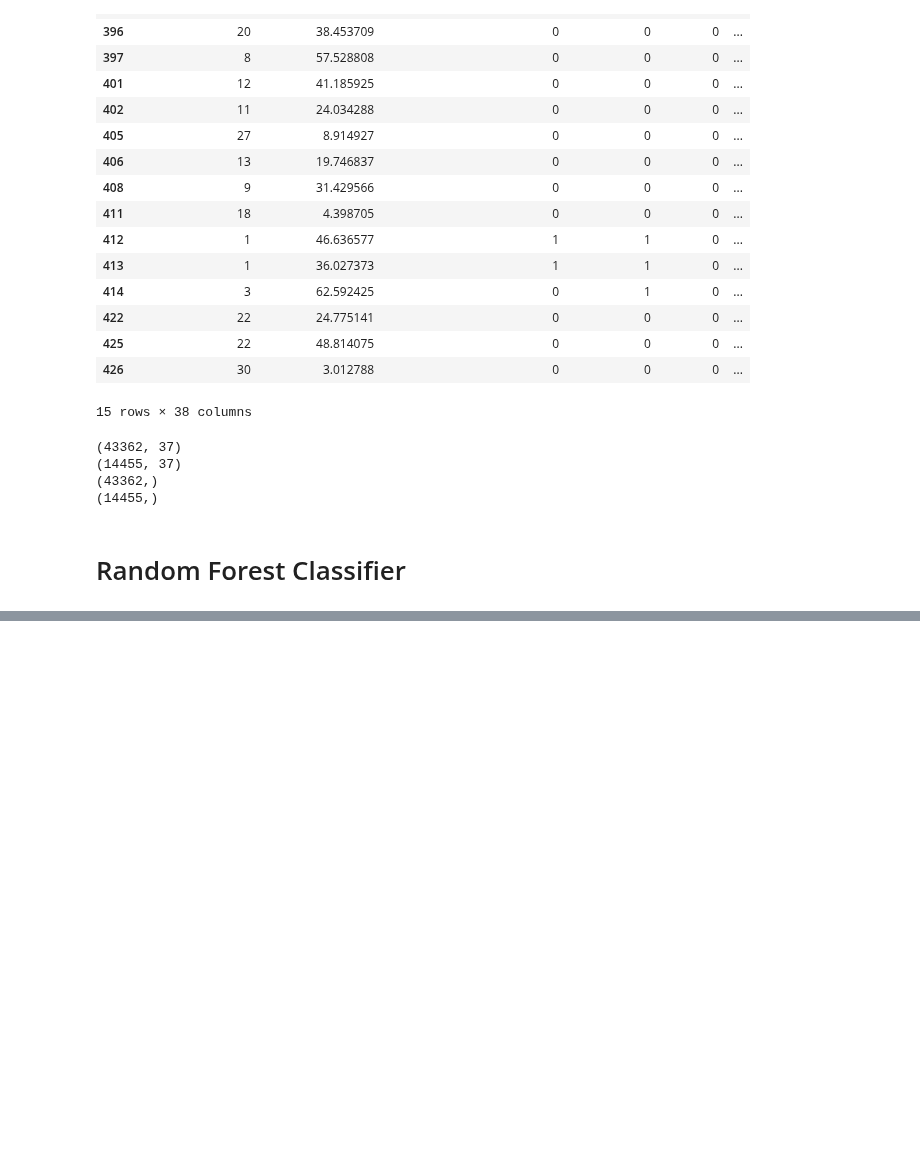
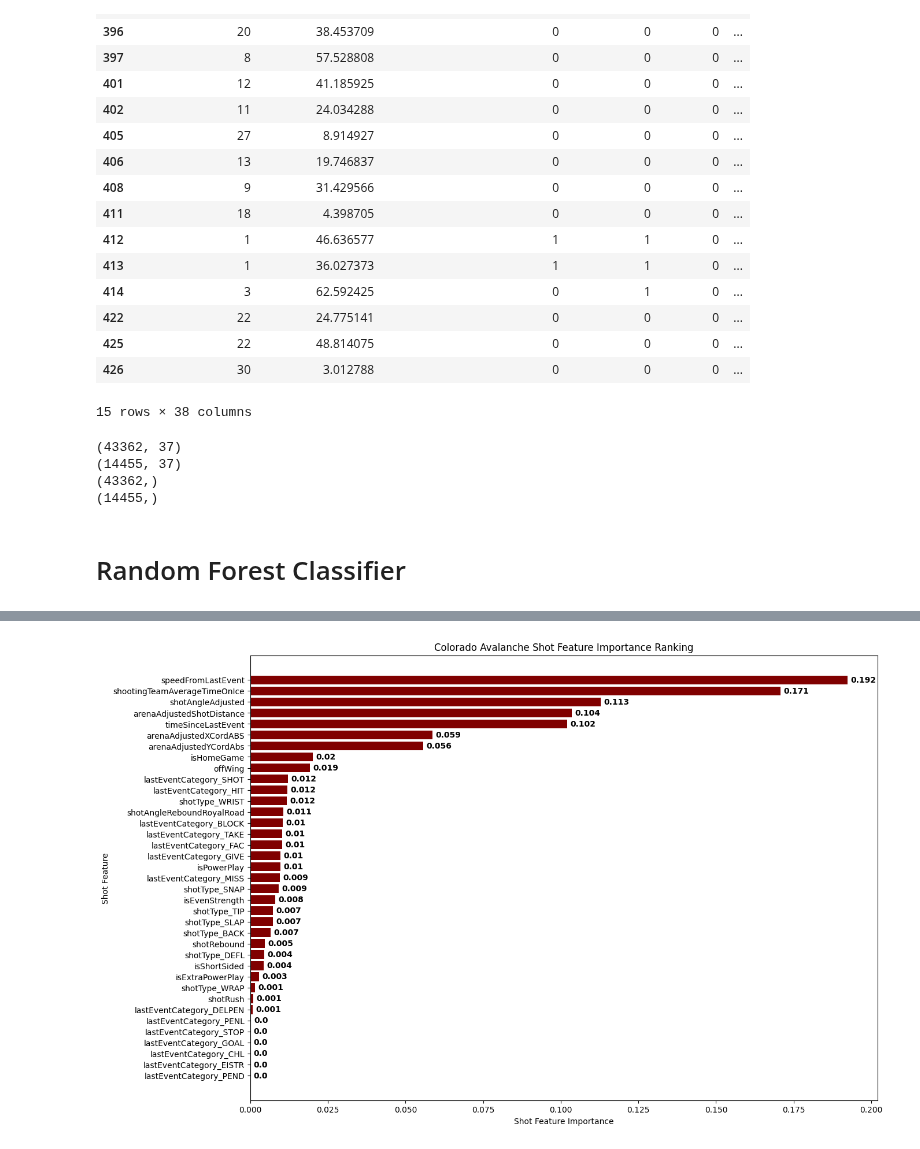
Before and after one commit to LonnyCox55/MSDS696_NHLExpectedGoalPrediction, a Jupyter notebook: main.ipynb, the cells around one changed output, grey strips where cells are left out. Drawn from its saved outputs; the diff is of its cells as text; code cells hidden in the pictures; blank space fills up the shorter version.

Commit message:
added bar plot for feature importance

```diff
--- a/main.ipynb
+++ b/main.ipynb
@@ -324,6 +326,24 @@ feat_imp_tup = [(feat, imp) for feat, imp in zip(feature_list, feat_imp)]
 
 # Sort the tuple from most important shot feature to least important
 feat_imp_tup = sorted(feat_imp_tup, key = lambda x: x[1], reverse = True)
+# %%
+# Create barplot of the feature importances
+fig, ax = plt.subplots(figsize = (14, 10))
+ax.barh(list(zip(*feat_imp_tup))[0], list(zip(*feat_imp_tup))[1], color = 'maroon')
+ax.invert_yaxis()
+for patch in ax.patches:
+    plt.text(patch.get_width() + 0.001,
+             patch.get_y() + 0.6,
+             str(round((patch.get_width()), 3)),
+             fontsize = 10,
+             fontweight = 'bold',
+             color = 'black')
+plt.xlabel("Shot Feature Importance")
+plt.ylabel("Shot Feature")
+plt.title("Colorado Avalanche Shot Feature Importance Ranking")
+plt.show()
+# %% [output]
+[figure, added]
 # %%
 # TO DO: Make new feature that indicates of the last event was a shot (missed or on goal)
 
```
Also changed, not shown: parts of 1 cell of this notebook.
